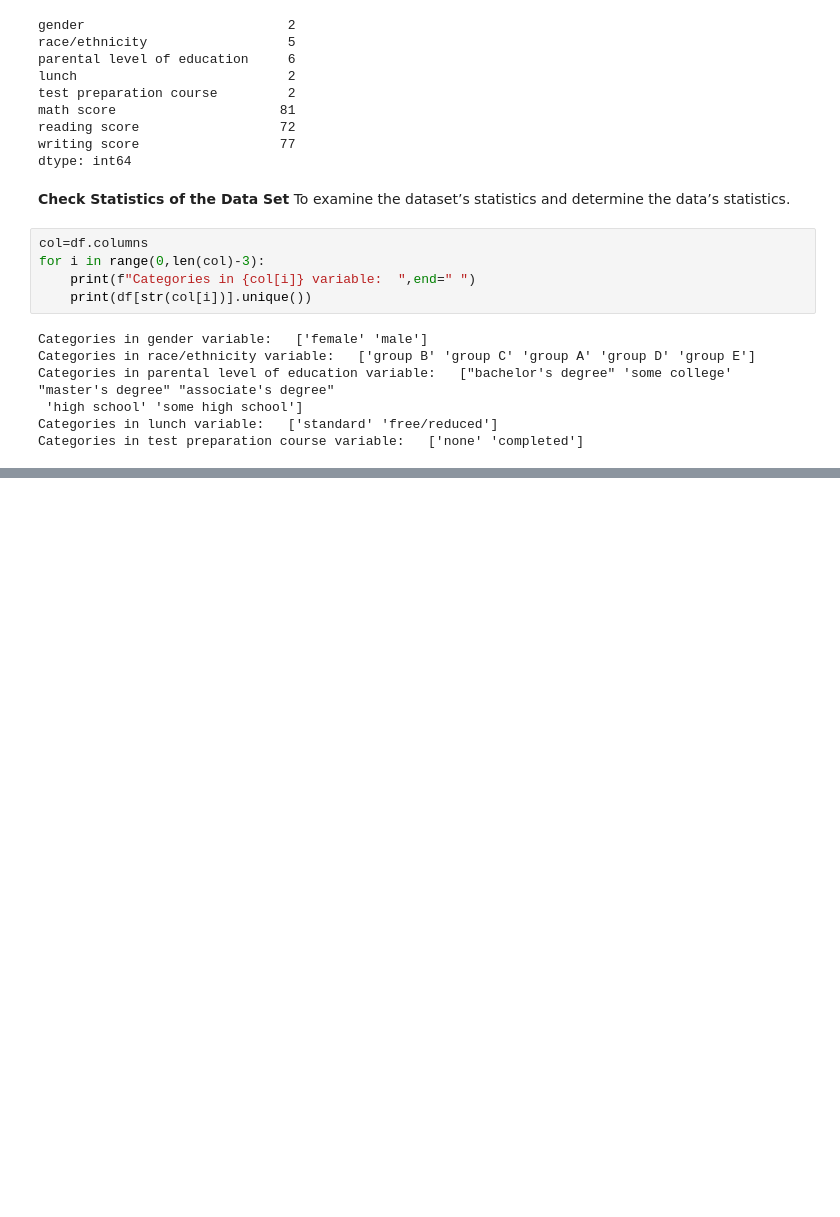
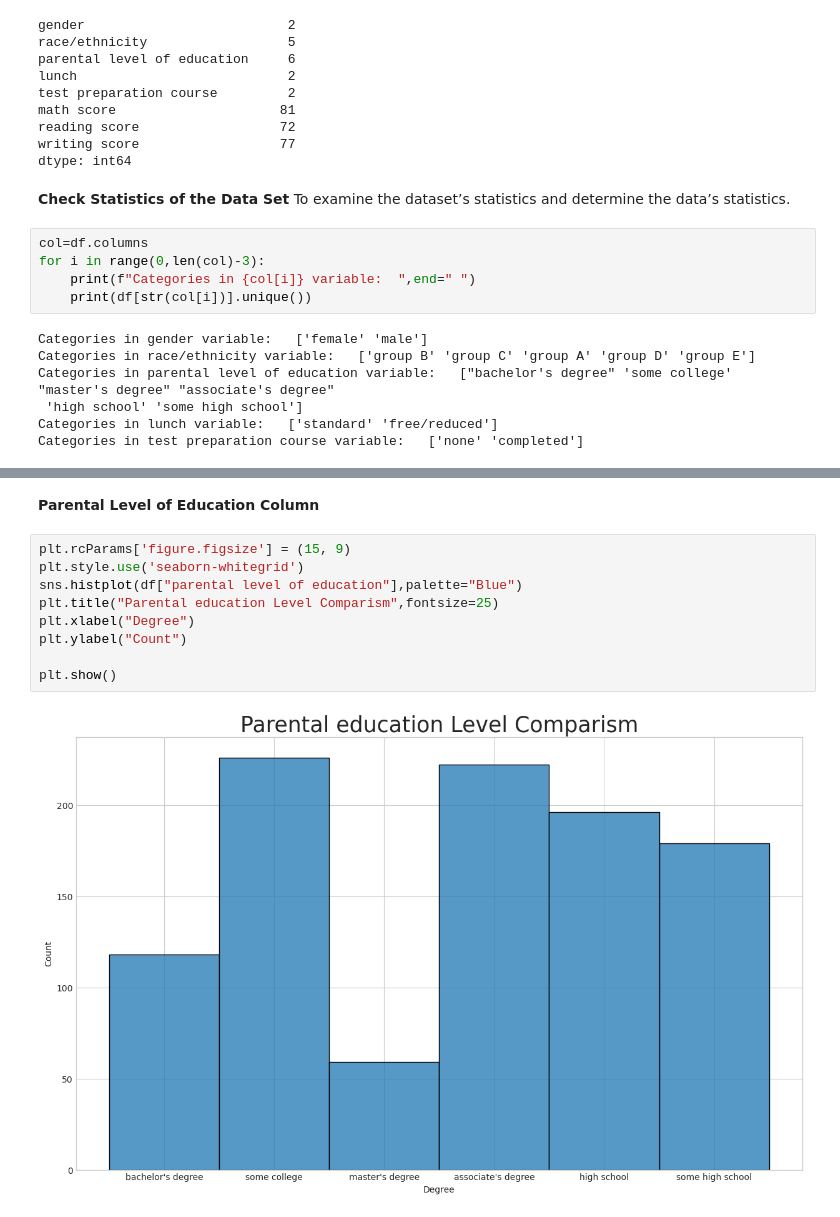
Before and after one commit to AriyantGit/Student_Data_Analysis, a Jupyter notebook: students-data-analysis.ipynb, the cells around one changed output, grey strips where cells are left out. Saved outputs shown, nothing was run; the diff lists cells and outputs as text; blank space fills up the shorter version.

```diff
--- a/students-data-analysis.ipynb
+++ b/students-data-analysis.ipynb
@@ -113,0 +185,13 @@ Categories in test preparation course variable:   ['none' 'completed']
+# %% [markdown]
+**Parental Level of Education Column**
+# %%
+plt.rcParams['figure.figsize'] = (15, 9)
+plt.style.use('seaborn-whitegrid')
+sns.histplot(df["parental level of education"],palette="Blue")
+plt.title("Parental education Level Comparism",fontsize=25)
+plt.xlabel("Degree")
+plt.ylabel("Count")
+
+plt.show()
+# %% [output]
+[figure, added]
```
Also changed, not shown: parts of 16 cells of this notebook.
